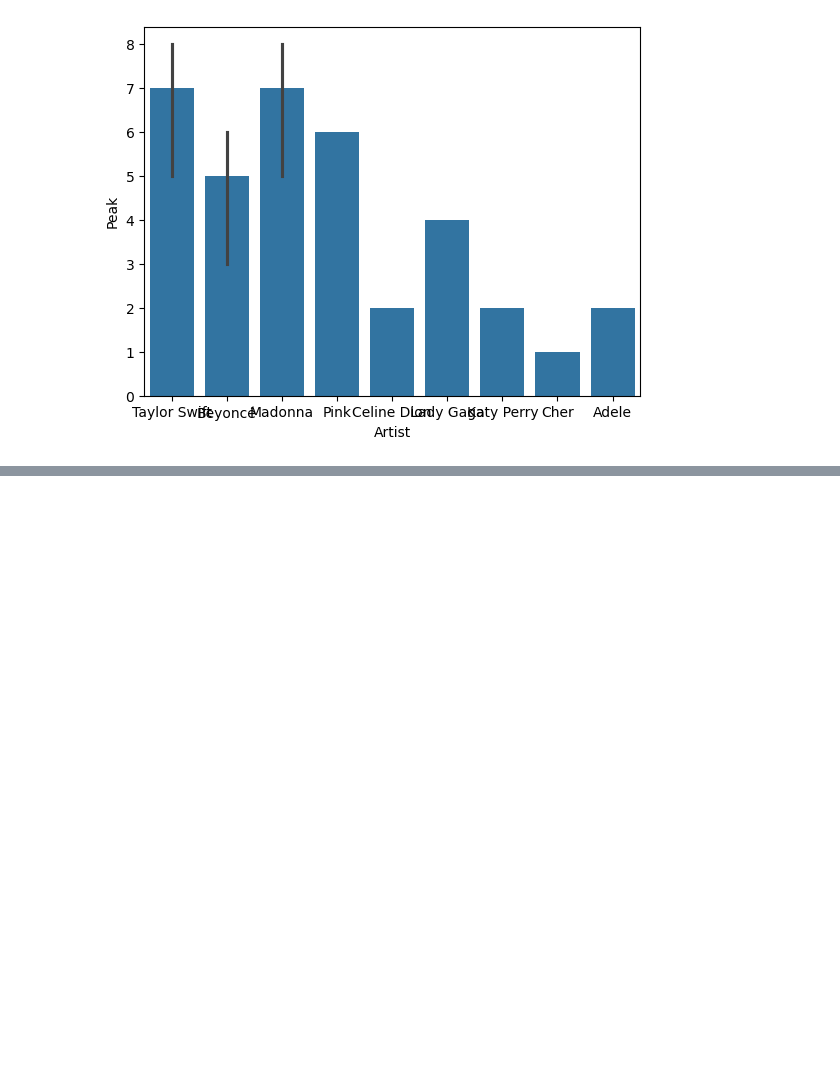
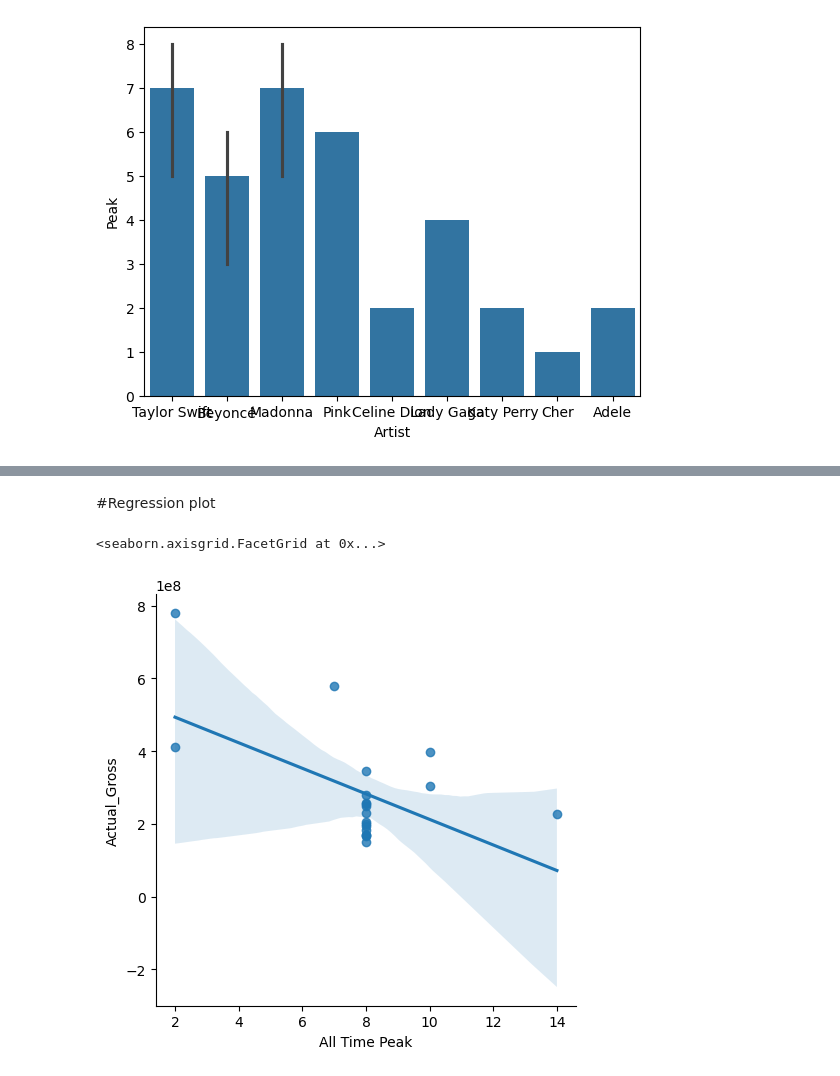
Before and after one commit to Limbu-Unish/Pandas_Content, a Jupyter notebook: Datavisualization_Finalized_dataset.ipynb, the cells around one changed output, grey strips where cells are left out. Saved outputs shown, nothing was run; the diff lists cells and outputs as text; code cells hidden in the pictures; blank space fills up the shorter version.

```diff
--- a/Datavisualization_Finalized_dataset.ipynb
+++ b/Datavisualization_Finalized_dataset.ipynb
@@ -171,0 +149,7 @@ sns.barplot(x = df['Artist'], y = df['Peak'], estimator = np.sum)
+# %% [markdown]
+#Regression plot
+# %%
+sns.lmplot(x = 'All Time Peak', y = 'Actual_Gross', data = df)
+# %% [output]
+<seaborn.axisgrid.FacetGrid at 0x...>
+[figure, added]
```
Also changed, not shown: parts of 9 cells of this notebook, 1 other file.
